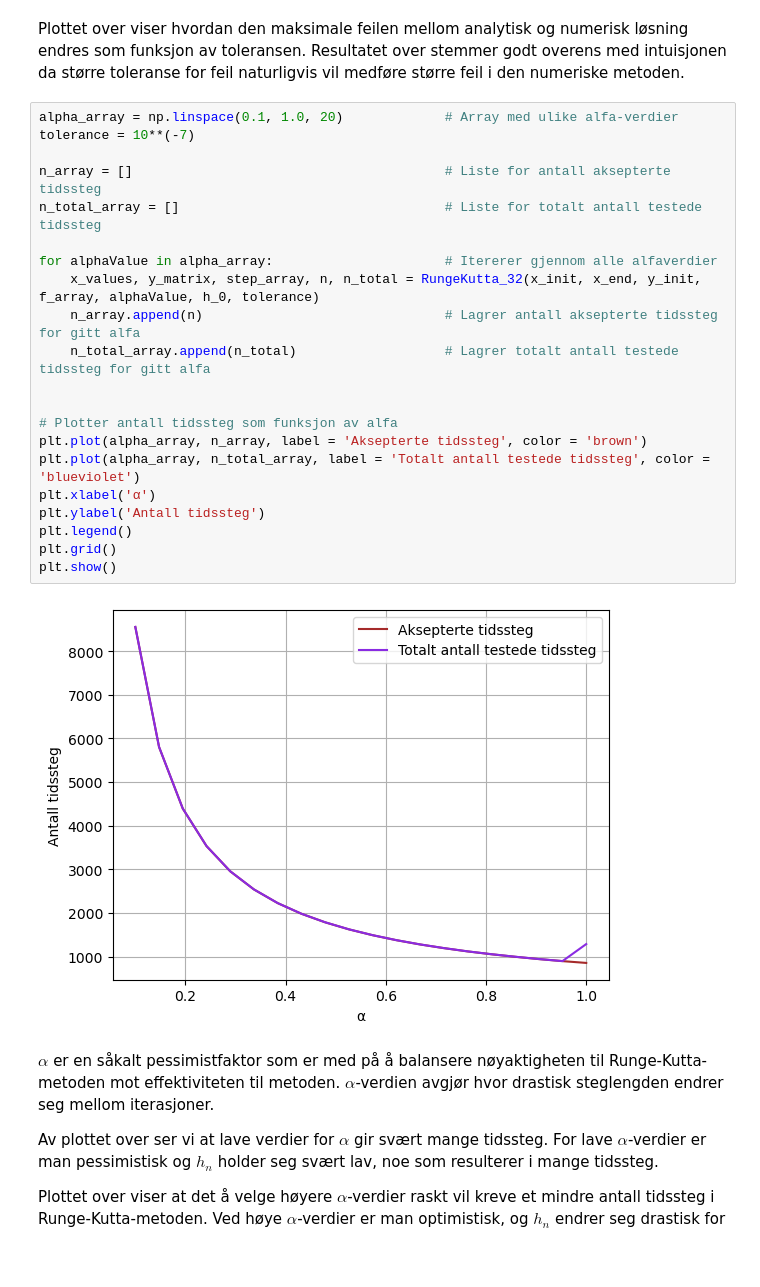
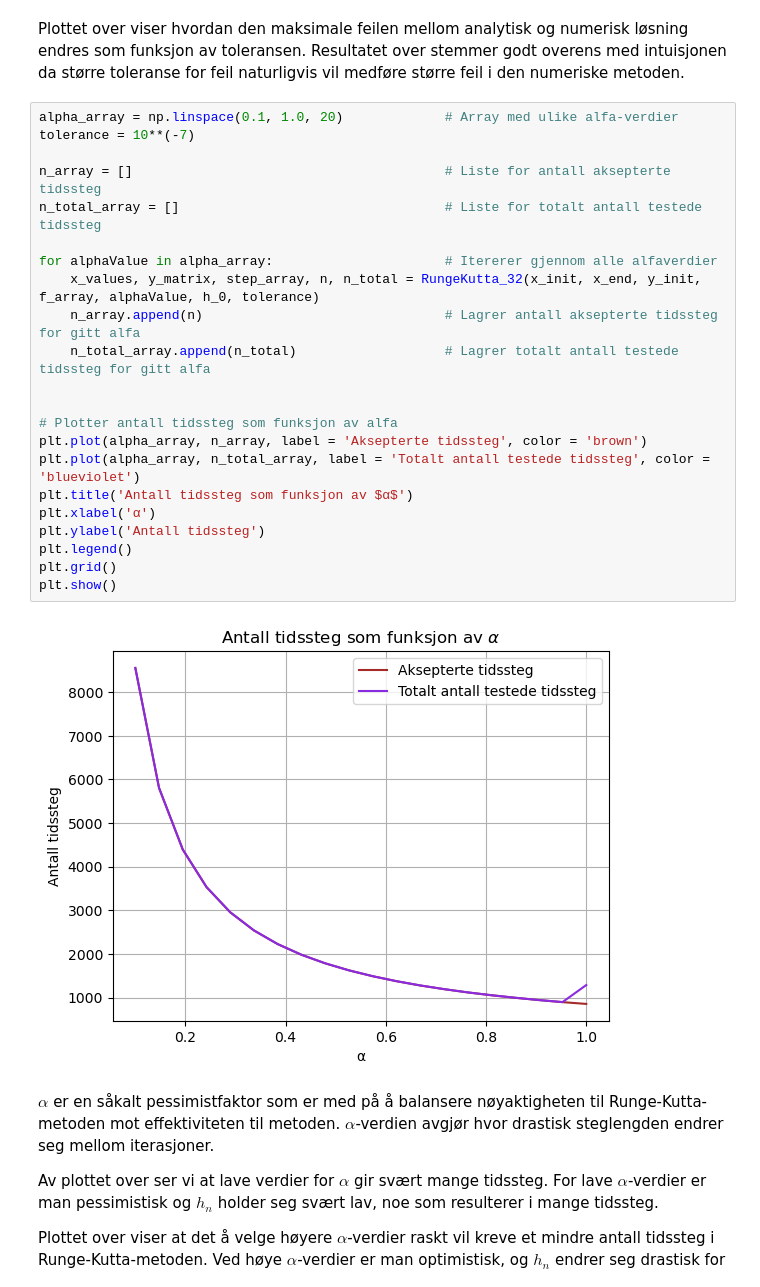
Before and after one commit to marieke-vaske/VitBer-TekFys, a Jupyter notebook: Sammenslåing av oppgave 1.ipynb, the cells around one changed output. Saved outputs shown, nothing was run; the diff lists cells and outputs as text; blank space fills up the shorter version.

```diff
--- a/Sammenslåing av oppgave 1.ipynb
+++ b/Sammenslåing av oppgave 1.ipynb
@@ -145,26 +249,27 @@ Resultatet over stemmer godt overens med intuisjonen da større toleranse for fe
 # %%
 alpha_array = np.linspace(0.1, 1.0, 20)             # Array med ulike alfa-verdier
 tolerance = 10**(-7)
 
 n_array = []                                        # Liste for antall aksepterte tidssteg
 n_total_array = []                                  # Liste for totalt antall testede tidssteg
 
 for alphaValue in alpha_array:                      # Itererer gjennom alle alfaverdier
     x_values, y_matrix, step_array, n, n_total = RungeKutta_32(x_init, x_end, y_init, f_array, alphaValue, h_0, tolerance)
     n_array.append(n)                               # Lagrer antall aksepterte tidssteg for gitt alfa
     n_total_array.append(n_total)                   # Lagrer totalt antall testede tidssteg for gitt alfa
 
 
 # Plotter antall tidssteg som funksjon av alfa
 plt.plot(alpha_array, n_array, label = 'Aksepterte tidssteg', color = 'brown')
 plt.plot(alpha_array, n_total_array, label = 'Totalt antall testede tidssteg', color = 'blueviolet')
+plt.title('Antall tidssteg som funksjon av $α$')
 plt.xlabel('α')
 plt.ylabel('Antall tidssteg')
 plt.legend()
 plt.grid()
 plt.show()
 # %% [output]
-[figure, old version]
+[figure, new version]
 # %% [markdown]
 $α$ er en såkalt pessimistfaktor som er med på å balansere nøyaktigheten til Runge-Kutta-metoden mot effektiviteten til metoden. $α$-verdien avgjør hvor drastisk steglengden endrer seg mellom iterasjoner.
 
```
Also changed, not shown: parts of 18 cells of this notebook.
